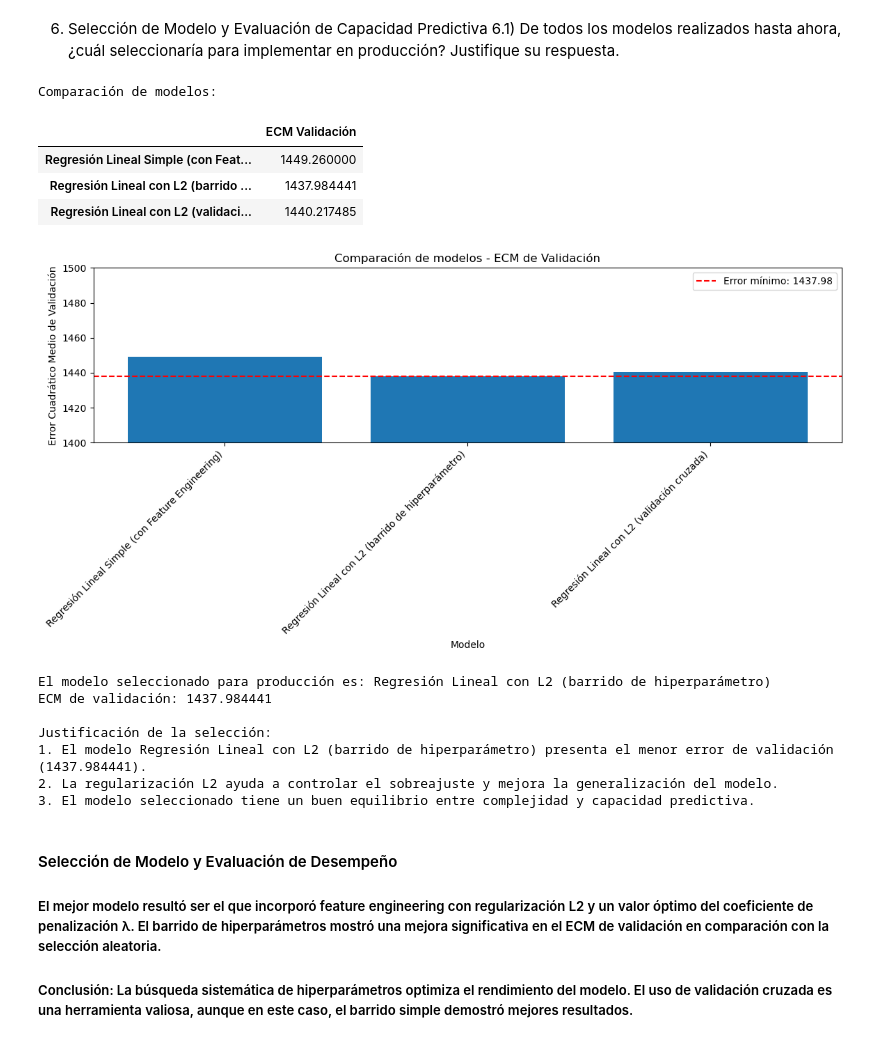
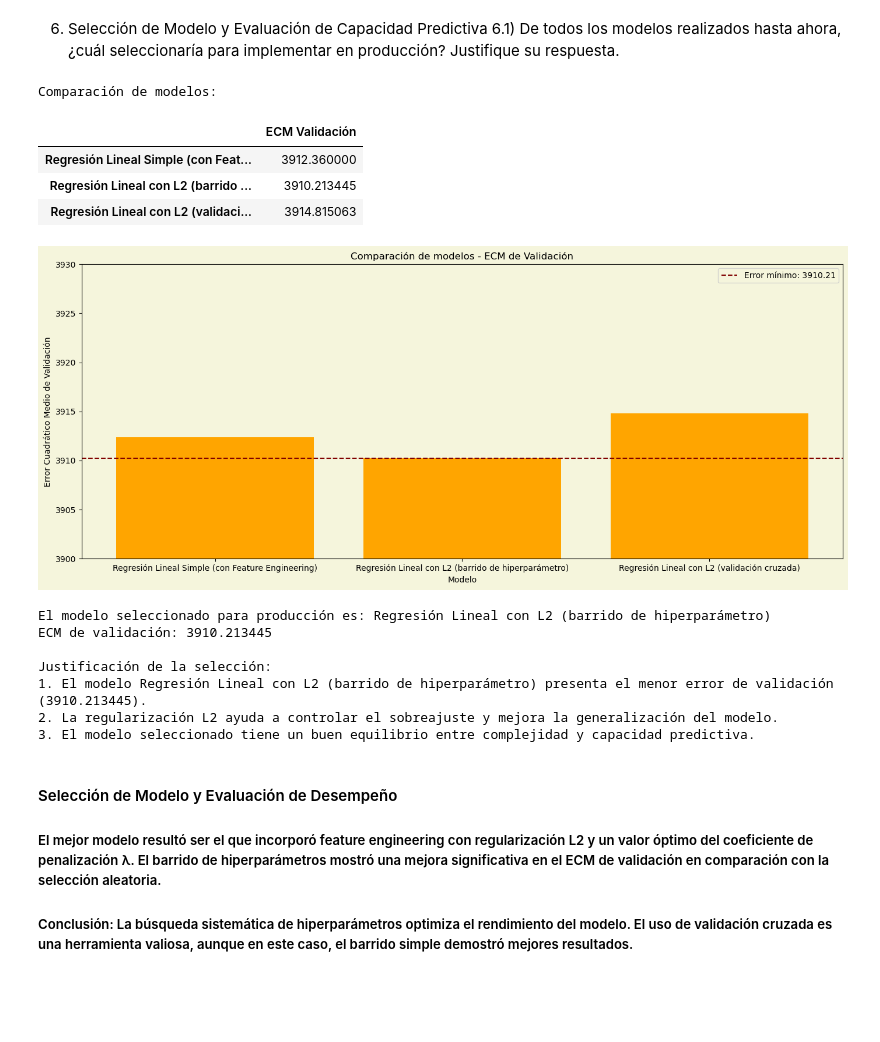
Before and after one commit to mattemusacchio/ML, a Jupyter notebook: tp1/notebooks/Entrega_TP1.ipynb, the cells around one changed output. Saved outputs shown, nothing was run; the diff lists cells and outputs as text; code cells hidden in the pictures; blank space fills up the shorter version.

```diff
--- a/tp1/notebooks/Entrega_TP1.ipynb
+++ b/tp1/notebooks/Entrega_TP1.ipynb
@@ -15,7 +15,7 @@ import numpy as np
 import os
 from markdown import Markdown
 
-RANDOM_STATE = 95
+RANDOM_STATE = 42
 
 np.random.seed(RANDOM_STATE)
 
@@ -36,13 +36,18 @@ from models import LinearRegression
 from preprocessing import handle_missing_values, normalize, one_hot_encoder, min_max_normalize
 from utils import pretty_print_df, print_metrics, inverse_normalize, train_model_and_evaluate, feature_engineering
 
+# Configurar el fondo beige para todos los plots de matplotlib
+plt.rcParams['figure.facecolor'] = '#F5F5DC'  # Beige
+plt.rcParams['axes.facecolor'] = '#F5F5DC'    # Beige
+
+
 # Mostrar un fragmento aleatorio de 10 filas
 print("\nMuestra aleatoria de 10 filas:")
-print(df.sample(10))
+display(df.sample(10))
 
 # Mostrar estadísticas básicas
 print("\nEstadísticas básicas:")
-print(df.describe())
+display(df.describe())
 
 # Mostrar información sobre valores faltantes
 print("\nValores faltantes por columna:")
@@ -1112,9 +1142,10 @@ best_val_mse = val_errors[best_lambda_idx]
 
 # Visualizamos los resultados
 plt.figure(figsize=(12, 6))
-plt.semilogx(lambdas, train_errors, label='ECM Entrenamiento')
-plt.semilogx(lambdas, val_errors, label='ECM Validación')
-plt.axvline(x=best_lambda, color='r', linestyle='--', label=f'Mejor λ = {best_lambda:.6f}')
+plt.semilogx(lambdas, train_errors,color = 'cadetblue', label='ECM Entrenamiento')
+plt.semilogx(lambdas,val_errors,color = 'indianred', label='ECM Validación')
+plt.axvline(x=best_lambda, color='olive', linestyle='--', label=f'Mejor λ = {best_lambda:.6f}')
+plt.legend()
 plt.xlabel('Valor de λ (alpha)')
 plt.ylabel('Error Cuadrático Medio')
 
@@ -1138,6 +1169,8 @@ y_pred_val_mejor = np.expm1(y_pred_val_log)
 train_mse_mejor = MSE(y_train, y_pred_train_mejor)
 val_mse_mejor = MSE(y_val, y_pred_val_mejor)
 
+feature_engineering_MSE_val = 3912.36
+
 print(f"ECM Entrenamiento: {train_mse_mejor:.6f}")
 print(f"ECM Validación: {val_mse_mejor:.6f}")
 print(f"ECM modelo anterior (λ = 1): {feature_engineering_MSE_val:.6f}")
@@ -1145,9 +1178,9 @@ print(f"¿Se logró mejorar el ECM de validación?: {'Sí' if val_mse_mejor < fe
 
 # Visualizamos las predicciones con el mejor modelo
 plt.figure(figsize=(12, 6))
-plt.scatter(y_train, y_pred_train_mejor, alpha=0.5, label='Train')
-plt.scatter(y_val, y_pred_val_mejor, alpha=0.5, label='Validación')
-plt.plot([y_train.min(), y_train.max()], [y_train.min(), y_train.max()], 'r--', lw=2)
+plt.scatter(y_train, y_pred_train_mejor,color = 'cadetblue', alpha=0.75, label='Train')
+plt.scatter(y_val, y_pred_val_mejor,color = 'orange', alpha=0.75, label='Validación')
+plt.plot([y_train.min(), y_train.max()], [y_train.min(), y_train.max()], color = 'red',linestyle='--', lw=2)
 plt.xlabel('Precio real (normalizado)')
 plt.ylabel('Precio predicho (normalizado)')
 plt.title(f'Predicciones vs Valores reales - Modelo con mejor λ = {best_lambda:.6f}')
@@ -1406,7 +1284,6 @@ producción? Justifique su respuesta.
 # Comparamos todos los modelos desarrollados hasta ahora
 modelos = {
     "Regresión Lineal Simple (con Feature Engineering)": {
-        "ECM_train": 0,
         "ECM_val": feature_engineering_MSE_val,
         "Descripción": "Modelo base sin regularización"
     },
@@ -1435,55 +1312,53 @@ print("Comparación de modelos:")
 display(df_comparacion)
 
 # Visualizamos gráficamente
-plt.figure(figsize=(12, 6))
-plt.bar(range(len(modelos)), df_comparacion["ECM Validación"])
+plt.figure(figsize=(14, 6))
+plt.bar(range(len(modelos)), df_comparacion["ECM Validación"],color='orange')
 
 # Agregamos línea punteada en el valor mínimo
 min_error = df_comparacion["ECM Validación"].min()
-plt.axhline(y=min_error, color='r', linestyle='--', label=f'Error mínimo: {min_error:.2f}')
+plt.axhline(y=min_error, color='maroon', linestyle='--', label=f'Error mínimo: {min_error:.2f}')
 plt.legend()
 
 plt.xlabel('Modelo')
 plt.ylabel('Error Cuadrático Medio de Validación')
 plt.title('Comparación de modelos - ECM de Validación')
-plt.xticks(range(len(modelos)), df_comparacion.index, rotation=45, ha='right')
-plt.ylim(1400, 1500)
+plt.xticks(range(len(modelos)), df_comparacion.index)
+plt.ylim(3900, 3930)
 
 plt.tight_layout()
 plt.show()
 
 # Selección del mejor modelo
 mejor_modelo_nombre = df_comparacion["ECM Validación"].idxmin()
 mejor_modelo_ecm = df_comparacion["ECM Validación"].min()
 
 print(f"\nEl modelo seleccionado para producción es: {mejor_modelo_nombre}")
 print(f"ECM de validación: {mejor_modelo_ecm:.6f}")
 
 # Justificación de la selección
 print("\nJustificación de la selección:")
 print(f"1. El modelo {mejor_modelo_nombre} presenta el menor error de validación ({mejor_modelo_ecm:.6f}).")
 print("2. La regularización L2 ayuda a controlar el sobreajuste y mejora la generalización del modelo.")
 print("3. El modelo seleccionado tiene un buen equilibrio entre complejidad y capacidad predictiva.")
 
 # Guardamos el modelo seleccionado para la siguiente sección
 if mejor_modelo_nombre == "Regresión Lineal con L2 (validación cruzada)":
     modelo_final = mejor_modelo_l2_cv
 elif mejor_modelo_nombre == "Regresión Lineal con L2 (validación simple)":
     modelo_final = mejor_modelo_l2
-elif mejor_modelo_nombre == "Regresión Lineal con L1":
-    modelo_final = mejor_modelo_l1
 # %% [output]
 Comparación de modelos:
 |  | ECM Validación |
-| Regresión Lineal Simple (con Feat... | 1449.260000 |
-| Regresión Lineal con L2 (barrido ... | 1437.984441 |
-| Regresión Lineal con L2 (validaci... | 1440.217485 |
+| Regresión Lineal Simple (con Feat... | 3912.360000 |
+| Regresión Lineal con L2 (barrido ... | 3910.213445 |
+| Regresión Lineal con L2 (validaci... | 3914.815063 |
-[figure, old version]
+[figure, new version]
 El modelo seleccionado para producción es: Regresión Lineal con L2 (barrido de hiperparámetro)
-ECM de validación: 1437.984441
+ECM de validación: 3910.213445
 
 Justificación de la selección:
-1. El modelo Regresión Lineal con L2 (barrido de hiperparámetro) presenta el menor error de validación (1437.984441).
+1. El modelo Regresión Lineal con L2 (barrido de hiperparámetro) presenta el menor error de validación (3910.213445).
 2. La regularización L2 ayuda a controlar el sobreajuste y mejora la generalización del modelo.
 3. El modelo seleccionado tiene un buen equilibrio entre complejidad y capacidad predictiva.
 # %% [markdown]
```
Also changed, not shown: parts of 23 cells of this notebook, 8 other files.
